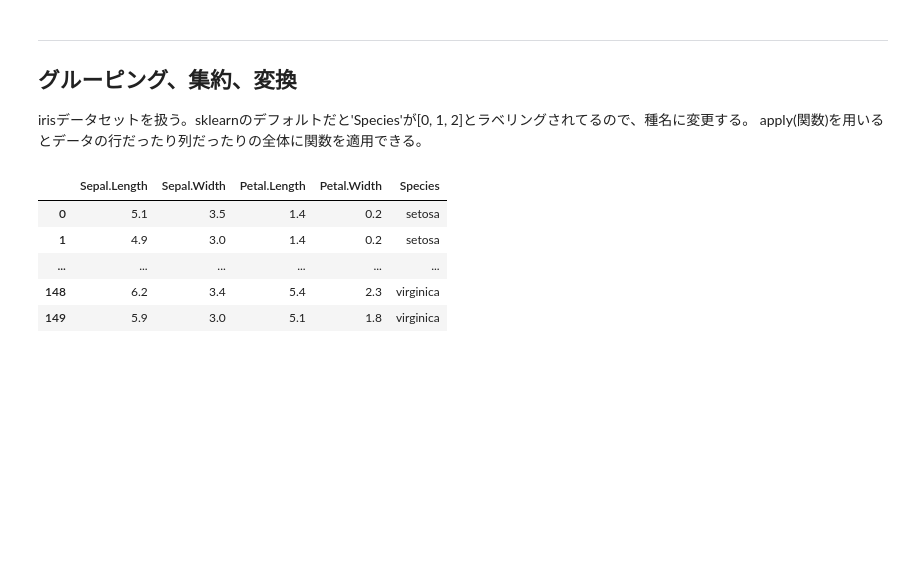
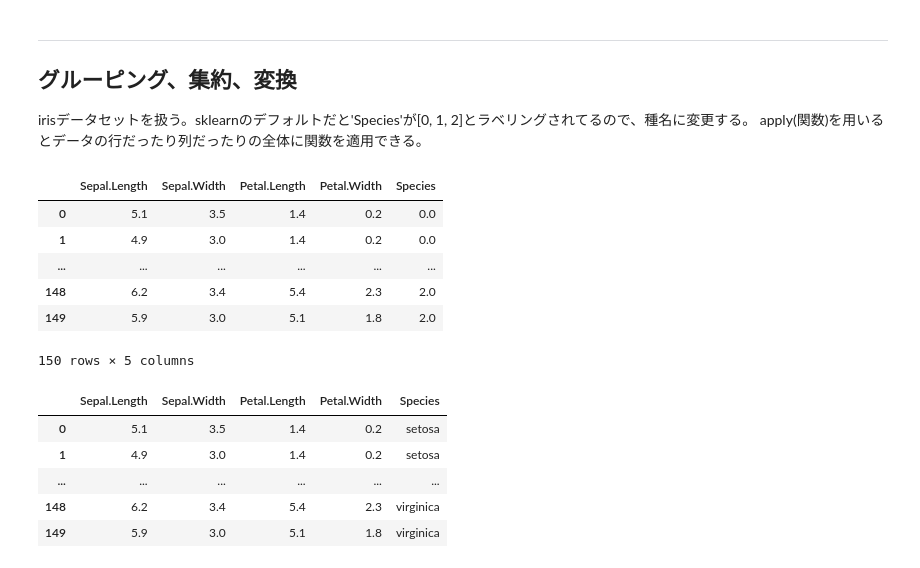
Before and after one commit to lyakaap/notebooks, a Jupyter notebook: MachineLearning/pandas_tutorial.ipynb, the cells around one changed output. Cells and saved outputs as stored; diff of their text form; code cells hidden in the pictures; blank space fills up the shorter version.

```diff
--- a/MachineLearning/pandas_tutorial.ipynb
+++ b/MachineLearning/pandas_tutorial.ipynb
@@ -293,6 +293,16 @@ iris = load_iris()
 names = ['Sepal.Length', 'Sepal.Width', 'Petal.Length', 'Petal.Width', 'Species']
 
 iris = pd.DataFrame(np.concatenate((iris.data, iris.target.reshape(-1, 1)), axis=1), columns=names)
+# %%
+iris
+# %% [output]
+|  | Sepal.Length | Sepal.Width | Petal.Length | Petal.Width | Species |
+| 0 | 5.1 | 3.5 | 1.4 | 0.2 | 0.0 |
+| 1 | 4.9 | 3.0 | 1.4 | 0.2 | 0.0 |
+| ... | ... | ... | ... | ... | ... |
+| 148 | 6.2 | 3.4 | 5.4 | 2.3 | 2.0 |
+| 149 | 5.9 | 3.0 | 5.1 | 1.8 | 2.0 |
+150 rows × 5 columns
 # %%
 def change_label_name(x):
     if x == 0.0:
```
Also changed, not shown: 3 other files.
